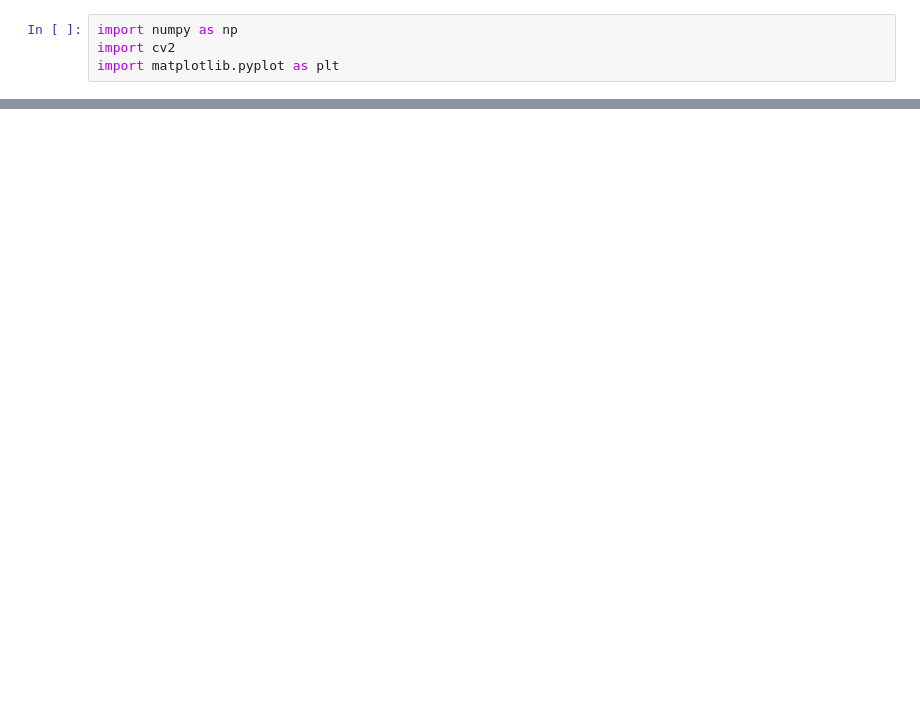
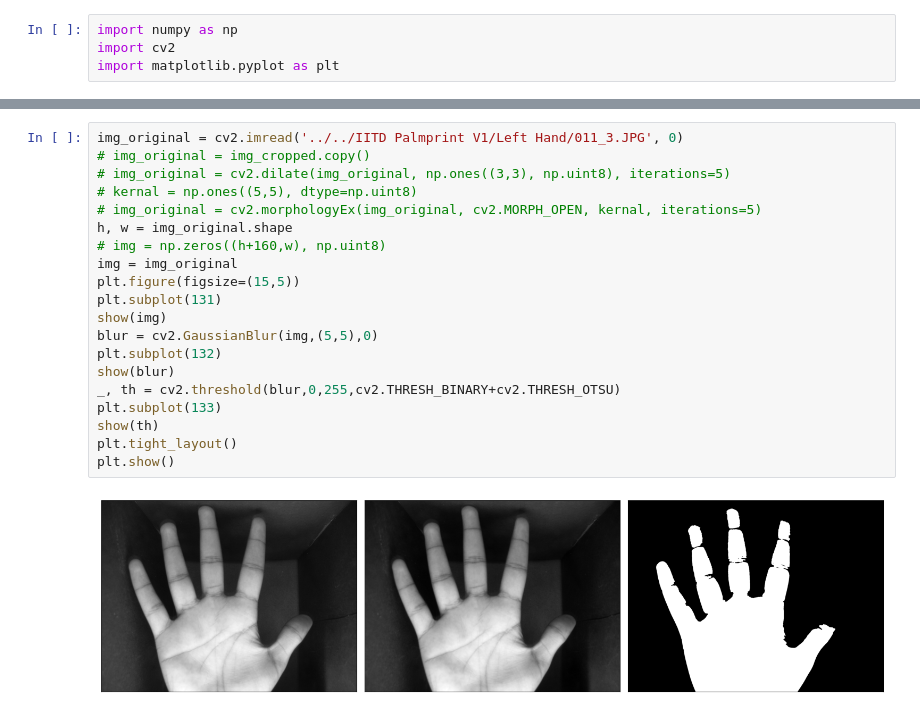
Before and after one commit to M-Shehzad/Contactless-Payment-Server, a Jupyter notebook: extraction.ipynb, the cells around one changed output, grey strips where cells are left out. Cells and saved outputs as stored; diff of their text form; blank space fills up the shorter version.

```diff
--- a/extraction.ipynb
+++ b/extraction.ipynb
@@ -70,0 +115,22 @@ img_cropped.shape
+# %%
+img_original = cv2.imread('../../IITD Palmprint V1/Left Hand/011_3.JPG', 0)
+# img_original = img_cropped.copy()
+# img_original = cv2.dilate(img_original, np.ones((3,3), np.uint8), iterations=5)
+# kernal = np.ones((5,5), dtype=np.uint8)
+# img_original = cv2.morphologyEx(img_original, cv2.MORPH_OPEN, kernal, iterations=5)
+h, w = img_original.shape
+# img = np.zeros((h+160,w), np.uint8)
+img = img_original
+plt.figure(figsize=(15,5))
+plt.subplot(131)
+show(img)
+blur = cv2.GaussianBlur(img,(5,5),0)
+plt.subplot(132)
+show(blur)
+_, th = cv2.threshold(blur,0,255,cv2.THRESH_BINARY+cv2.THRESH_OTSU)
+plt.subplot(133)
+show(th)
+plt.tight_layout()
+plt.show()
+# %% [output]
+[figure, added]
```
Also changed, not shown: parts of 11 cells of this notebook, 2 other files.
